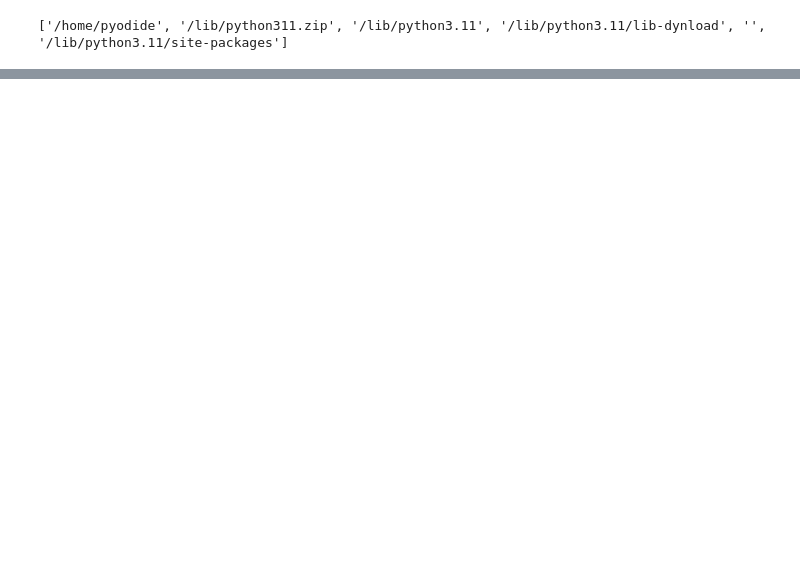
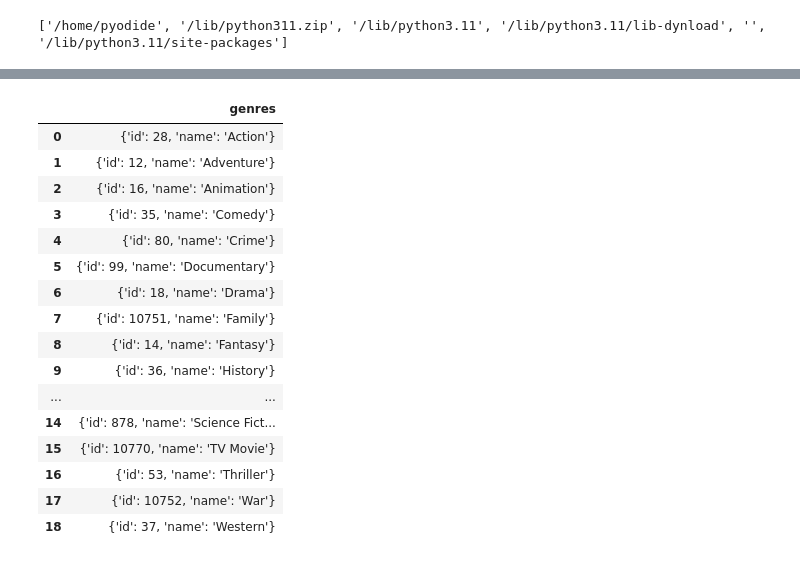
Before and after one commit to EdDonald/sample-movie-dataset, a Jupyter notebook: template.ipynb, the cells around one changed output, grey strips where cells are left out. Saved outputs shown, nothing was run; the diff lists cells and outputs as text; code cells hidden in the pictures; blank space fills up the shorter version.

```diff
--- a/template.ipynb
+++ b/template.ipynb
@@ -45,0 +91,20 @@ current_path
+# %%
+df_genres
+# %% [output]
+|  | genres |
+| 0 | {'id': 28, 'name': 'Action'} |
+| 1 | {'id': 12, 'name': 'Adventure'} |
+| 2 | {'id': 16, 'name': 'Animation'} |
+| 3 | {'id': 35, 'name': 'Comedy'} |
+| 4 | {'id': 80, 'name': 'Crime'} |
+| 5 | {'id': 99, 'name': 'Documentary'} |
+| 6 | {'id': 18, 'name': 'Drama'} |
+| 7 | {'id': 10751, 'name': 'Family'} |
+| 8 | {'id': 14, 'name': 'Fantasy'} |
+| 9 | {'id': 36, 'name': 'History'} |
+| ... | ... |
+| 14 | {'id': 878, 'name': 'Science Fict... |
+| 15 | {'id': 10770, 'name': 'TV Movie'} |
+| 16 | {'id': 53, 'name': 'Thriller'} |
+| 17 | {'id': 10752, 'name': 'War'} |
+| 18 | {'id': 37, 'name': 'Western'} |
```
Also changed, not shown: parts of 14 cells of this notebook.
